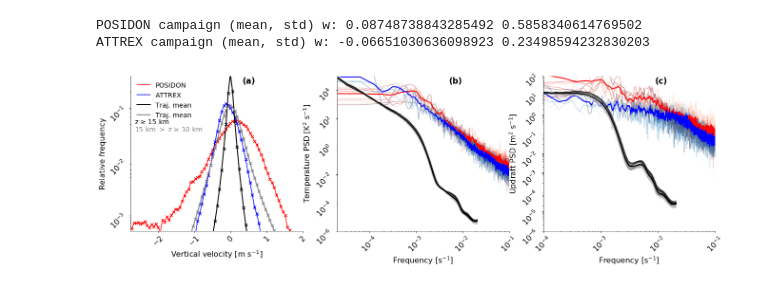
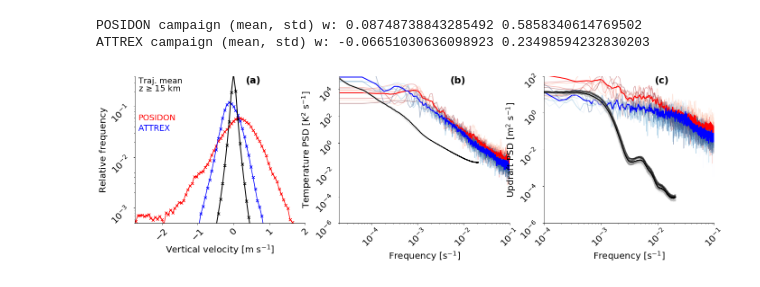
Before and after one commit to sylviasullivan/ice-microp-rad, a Jupyter notebook: Figures_article2.ipynb, the cells around one changed output. Drawn from its saved outputs; the diff is of its cells as text; code cells hidden in the pictures.

Commit message:
Minor changes plus work on the synthetic_traj Python notebook

```diff
--- a/Figures_article2.ipynb
+++ b/Figures_article2.ipynb
@@ -303,34 +303,41 @@ for j, date in enumerate(attrex_dates):
     w_PSD_obs2[j] = f2(freq)
 # %%
 # Load the trajectory frequencies and power spectral densities
-T_ff_sim = np.load('output/T_PSD_ff_sim_traj.npy')
-T_Pxx_sim = np.load('output/T_PSD_Pxx_sim_traj.npy')
-w_ff_sim = np.load('output/w_PSD_ff_sim_traj.npy')
-w_Pxx_sim = np.load('output/w_PSD_Pxx_sim_traj.npy')
+suffix = '_Tfluc2' #''
+T_ff_sim = np.load('output/T_PSD_ff_sim_traj' + suffix + '.npy')
+T_Pxx_sim = np.load('output/T_PSD_Pxx_sim_traj' + suffix + '.npy')
+# %%
+suffix = '_ICON'
+w_ff_sim = np.load('output/w_PSD_ff_sim_traj'  + suffix + '.npy')
+w_Pxx_sim = np.load('output/w_PSD_Pxx_sim_traj' + suffix + '.npy')
 # %%
-fs = 16
+fs = 20
 h_sim = np.load('./output/traj_w_histogram_sim.npy')
 h_sim2 = np.load('./output/traj_w_histogram_sim-10-15.npy')
 
-fig, ax = plt.subplots(nrows=1,ncols=3,figsize=(22,6))
+fig, ax = plt.subplots(nrows=1,ncols=3,figsize=(23,6))
 ax[0].plot((bin_edges[1:] + bin_edges[:-1])/2., h_obs1, color='red',label='POSIDON')
 ax[0].plot((bin_edges[1:] + bin_edges[:-1])/2., h_obs2, color='blue',label='ATTREX')
 ax[0].scatter((bin_edges[1:] + bin_edges[:-1])/2., h_obs1, marker='x', color='red')
 ax[0].scatter((bin_edges[1:] + bin_edges[:-1])/2., h_obs2, marker='x', color='blue')
 ax[0].plot((bin_edges[1:] + bin_edges[:-1])/2., np.nanmean(h_sim,axis=0), lw=2, color='k', label='Traj. mean'); # h_sim.T
-ax[0].plot((bin_edges[1:] + bin_edges[:-1])/2., np.nanmean(h_sim2,axis=0), lw=2, color='gray', label='Traj. mean'); # h_sim.T
+#ax[0].plot((bin_edges[1:] + bin_edges[:-1])/2., np.nanmean(h_sim2,axis=0), lw=2, color='gray', label='Traj. mean'); # h_sim.T
 ax[0].scatter((bin_edges[1:] + bin_edges[:-1])/2., np.nanmean(h_sim,axis=0), marker='x', color='k')
-ax[0].scatter((bin_edges[1:] + bin_edges[:-1])/2., np.nanmean(h_sim2,axis=0), marker='x', color='gray')
+#ax[0].scatter((bin_edges[1:] + bin_edges[:-1])/2., np.nanmean(h_sim2,axis=0), marker='x', color='gray')
 ax[0].text(0.65,0.95,'(a)',weight='bold',fontsize=fs+1,color='k',transform=ax[0].transAxes)
-ax[0].text(0.02,0.69,'z $≥$ 15 km',fontsize=fs-2,color='k',transform=ax[0].transAxes)
-ax[0].text(0.02,0.64,r'15 km $>$ z $≥$ 10 km',fontsize=fs-2,color='grey',transform=ax[0].transAxes)
+ax[0].text(0.02,0.95,'Traj. mean',fontsize=fs-2,color='k',transform=ax[0].transAxes)
+ax[0].text(0.02,0.90,'z $≥$ 15 km',fontsize=fs-2,color='k',transform=ax[0].transAxes)
+#ax[0].text(0.02,0.82,r'Traj. mean',fontsize=fs-2,color='grey',transform=ax[0].transAxes)
+#ax[0].text(0.02,0.77,'15 km $>$ z $≥$ 10 km',fontsize=fs-2,color='grey',transform=ax[0].transAxes)
+ax[0].text(0.02,0.7,'POSIDON',fontsize=fs-2,color='red',transform=ax[0].transAxes)
+ax[0].text(0.02,0.63,'ATTREX',fontsize=fs-2,color='blue',transform=ax[0].transAxes)
 ax[0].set_yscale('log')
 ax[0].spines['right'].set_color('none')
 ax[0].set_ylim([0.0005, 0.4])
 ax[0].set_xlim([-2.75, 2])
 ax[0].set_xlabel(r'Vertical velocity [m s$^{-1}$]',fontsize=fs)
 ax[0].set_ylabel('Relative frequency',fontsize=fs)
-ax[0].legend(fontsize=fs-2,frameon=False,loc='upper left')
+#ax[0].legend(fontsize=fs-2,frameon=False,loc='left')
 sexy_axes(ax[0], fs)
 
 colors = plt.cm.Reds(np.linspace(0,1,len(posidon_dates)))
@@ -345,34 +352,34 @@ for j in np.arange(len(attrex_dates)):
 ax[1].plot(freq, np.nanmean(T_PSD_obs,axis=0), color='r', linewidth=2)
 ax[1].plot(freq, np.nanmean(T_PSD_obs2,axis=0), color='b', linewidth=2)
 ax[2].plot(freq, np.nanmean(w_PSD_obs,axis=0), color='r', linewidth=2)
 ax[2].plot(freq, np.nanmean(w_PSD_obs2,axis=0), color='b', linewidth=2)
 ax[1].text(0.65,0.95,'(b)',weight='bold',fontsize=fs+1,color='k',transform=ax[1].transAxes)
 
 
 colors = plt.cm.Greys(np.linspace(0,1,30))
-for j in np.arange(30):
+for j in np.arange(10):
     ax[1].plot(T_ff_sim[j], T_Pxx_sim[j], color=colors[j], alpha=0.35)
 ax[1].plot(np.nanmean(T_ff_sim,axis=0), np.nanmean(T_Pxx_sim,axis=0), linewidth=2, color='k')
 ax[1].set_xscale('log')
 ax[1].set_yscale('log')
 ax[1].set_xlim([2*10**-5, 0.1])
 ax[1].set_ylim([10**-6, 10**5])
 ax[1].set_ylabel(r'Temperature PSD [K$^2$ s$^{-1}$]',fontsize=fs)
 ax[1].set_xlabel(r'Frequency [s$^{-1}$]',fontsize=fs)
 sexy_axes(ax[1], fs)
 
 for j in np.arange(30):
     ax[2].plot(w_ff_sim[j], w_Pxx_sim[j], color=colors[j], alpha=0.35)
 ax[2].plot(np.nanmean(w_ff_sim,axis=0), np.nanmean(w_Pxx_sim,axis=0), linewidth=2, color='k')
 ax[2].text(0.65,0.95,'(c)',weight='bold',fontsize=fs+1,color='k',transform=ax[2].transAxes)
 ax[2].set_xscale('log')
 ax[2].set_yscale('log')
 ax[2].set_xlim([10**-4, 0.1])
 ax[2].set_ylim([10**(-6), 10**2])
 ax[2].set_ylabel(r'Updraft PSD [m$^2$ s$^{-1}$]',fontsize=fs)
 ax[2].set_xlabel(r'Frequency [s$^{-1}$]',fontsize=fs)
 sexy_axes(ax[2], fs)
-fig.savefig('./output/1-dynamics.pdf',bbox_inches='tight')
-#plt.show()
+fig.savefig('./output/1-dynamics2_Tfluc2.pdf',bbox_inches='tight')
+plt.show()
 # %% [output]
-[figure, old version]
+[figure, new version]
```
Also changed, not shown: 5 other files.
